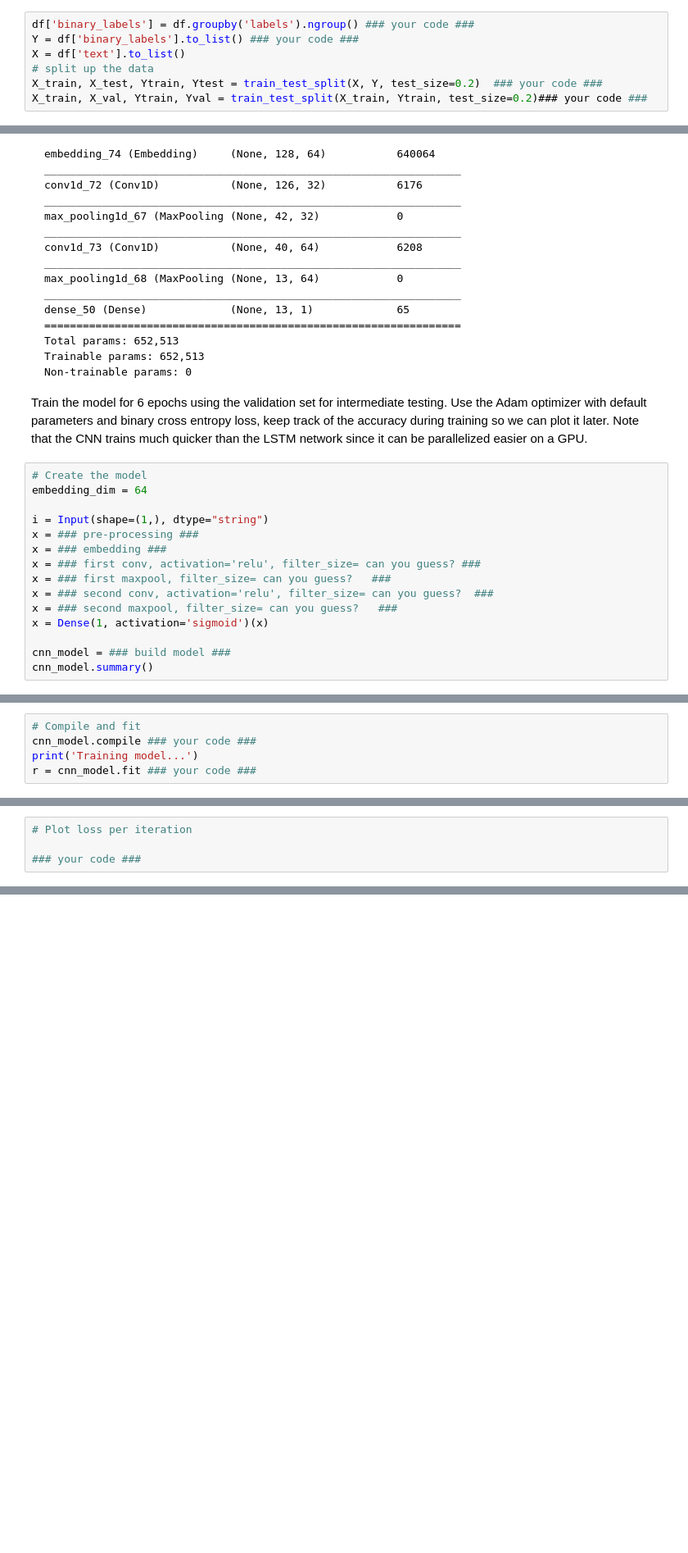
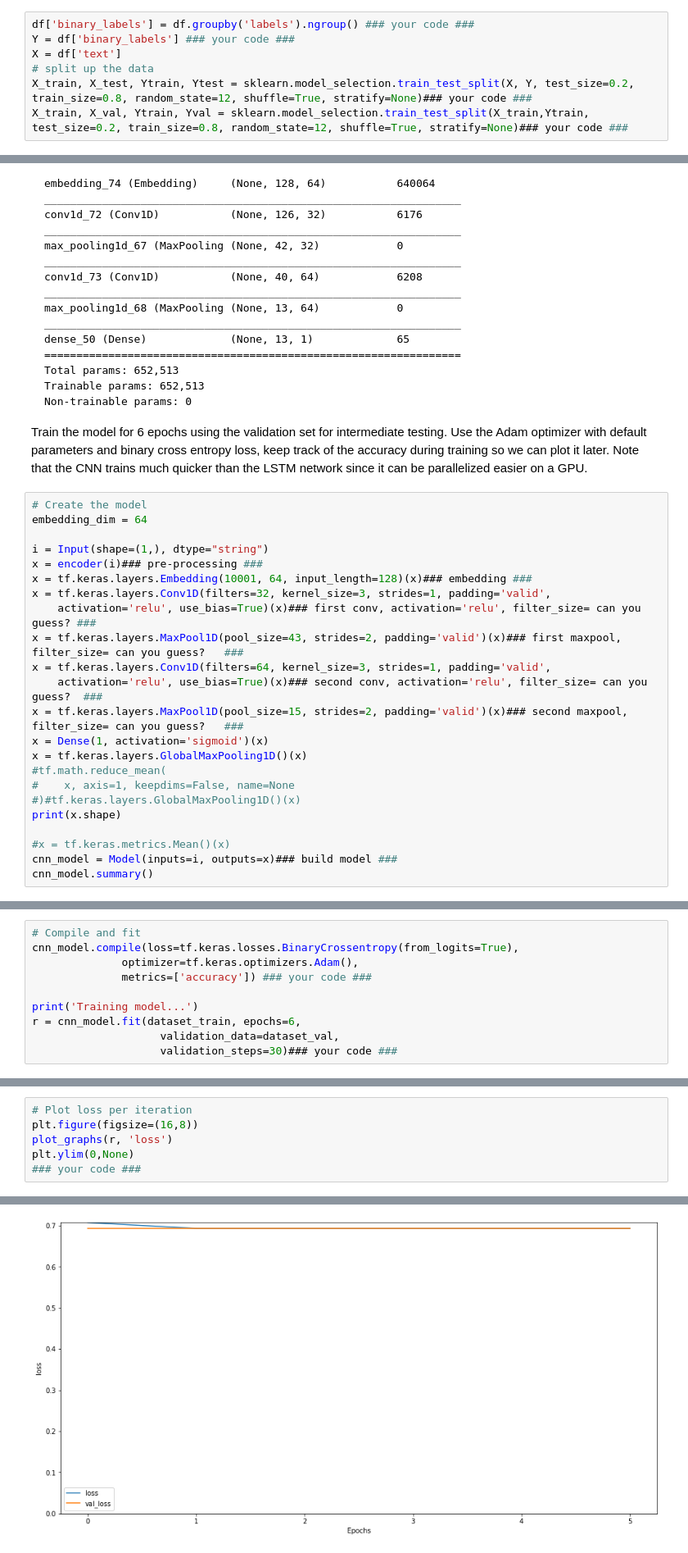
Before and after one commit to gitdxj/RNN-CNN-and-keyphrase-extraction, a Jupyter notebook: ITA_assignment4.ipynb, the cells around one changed output, grey strips where cells are left out. Shown: that part at 82% size. Cells and saved outputs as stored; diff of their text form; blank space fills up the shorter version.

```diff
--- a/ITA_assignment4.ipynb
+++ b/ITA_assignment4.ipynb
@@ -54,8 +54,8 @@ df.head()
 Notice that the labels are string values. We need to convert them to integers of `0` and `1` for Tensorflow to understand. Create a new column called `binary_labels` and save the binary values in there. Then split the dataset into train and test set using `sklearn`, where the test data is 20 precent of the entire set. Then use 20 percent of the training set for your validation set. Convert them into a `tensorflow.Dataset` for training and test, shuffle the `dataset_train` and set the batch_size of both dataset to `16`. You can change the batch size to a smaller value if your device does not support it. Set the random_state for both to `12`.
 # %%
 df['binary_labels'] = df.groupby('labels').ngroup() ### your code ###
-Y = df['binary_labels'].to_list() ### your code ###
-X = df['text'].to_list()
+Y = df['binary_labels'] ### your code ###
+X = df['text']
 # split up the data
-X_train, X_test, Ytrain, Ytest = train_test_split(X, Y, test_size=0.2)  ### your code ###
-X_train, X_val, Ytrain, Yval = train_test_split(X_train, Ytrain, test_size=0.2)### your code ###
+X_train, X_test, Ytrain, Ytest = sklearn.model_selection.train_test_split(X, Y, test_size=0.2, train_size=0.8, random_state=12, shuffle=True, stratify=None)### your code ###
+X_train, X_val, Ytrain, Yval = sklearn.model_selection.train_test_split(X_train,Ytrain, test_size=0.2, train_size=0.8, random_state=12, shuffle=True, stratify=None)### your code ###
@@ -200,13 +264,21 @@ Train the model for 6 epochs using the validation set for intermediate testing.
 embedding_dim = 64
 
 i = Input(shape=(1,), dtype="string")
-x = ### pre-processing ###
-x = ### embedding ###
-x = ### first conv, activation='relu', filter_size= can you guess? ###
-x = ### first maxpool, filter_size= can you guess?   ###
-x = ### second conv, activation='relu', filter_size= can you guess?  ###
-x = ### second maxpool, filter_size= can you guess?   ###
+x = encoder(i)### pre-processing ###
+x = tf.keras.layers.Embedding(10001, 64, input_length=128)(x)### embedding ###
+x = tf.keras.layers.Conv1D(filters=32, kernel_size=3, strides=1, padding='valid',
+    activation='relu', use_bias=True)(x)### first conv, activation='relu', filter_size= can you guess? ###
+x = tf.keras.layers.MaxPool1D(pool_size=43, strides=2, padding='valid')(x)### first maxpool, filter_size= can you guess?   ###
+x = tf.keras.layers.Conv1D(filters=64, kernel_size=3, strides=1, padding='valid',
+    activation='relu', use_bias=True)(x)### second conv, activation='relu', filter_size= can you guess?  ###
+x = tf.keras.layers.MaxPool1D(pool_size=15, strides=2, padding='valid')(x)### second maxpool, filter_size= can you guess?   ###
 x = Dense(1, activation='sigmoid')(x)
+x = tf.keras.layers.GlobalMaxPooling1D()(x)
+#tf.math.reduce_mean(
+#    x, axis=1, keepdims=False, name=None
+#)#tf.keras.layers.GlobalMaxPooling1D()(x)
+print(x.shape)
 
-cnn_model = ### build model ###
+#x = tf.keras.metrics.Mean()(x)
+cnn_model = Model(inputs=i, outputs=x)### build model ###
 cnn_model.summary()
@@ -213,5 +303,10 @@ cnn_model.summary()
 # %%
 # Compile and fit
-cnn_model.compile ### your code ###
+cnn_model.compile(loss=tf.keras.losses.BinaryCrossentropy(from_logits=True),
+              optimizer=tf.keras.optimizers.Adam(),
+              metrics=['accuracy']) ### your code ###
+
 print('Training model...')
-r = cnn_model.fit ### your code ###
+r = cnn_model.fit(dataset_train, epochs=6,
+                    validation_data=dataset_val,
+                    validation_steps=30)### your code ###
@@ -218,4 +327,7 @@ r = cnn_model.fit ### your code ###
 # %%
 # Plot loss per iteration
-
+plt.figure(figsize=(16,8))
+plot_graphs(r, 'loss')
+plt.ylim(0,None)
 ### your code ###
+# %% [output]
@@ -222,2 +335,3 @@ r = cnn_model.fit ### your code ###
+[figure, added]
 # %%
 # Plot accuracy per iteration
```
Also changed, not shown: parts of 22 cells of this notebook.
